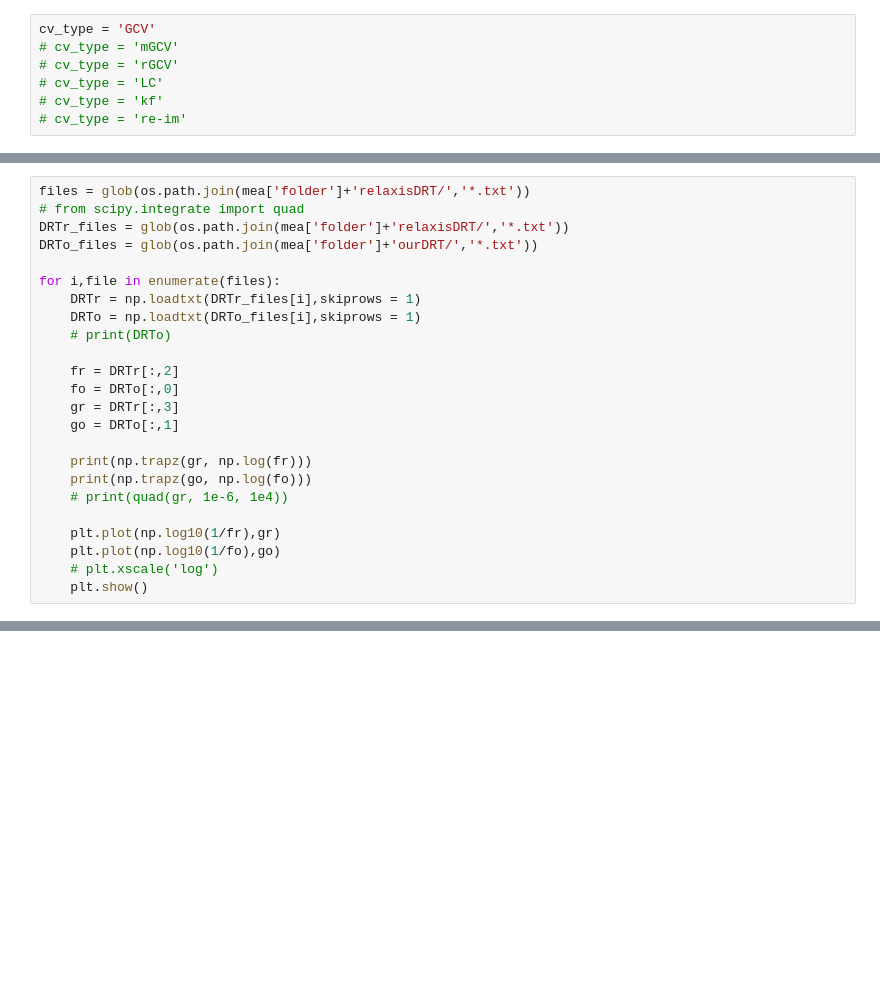
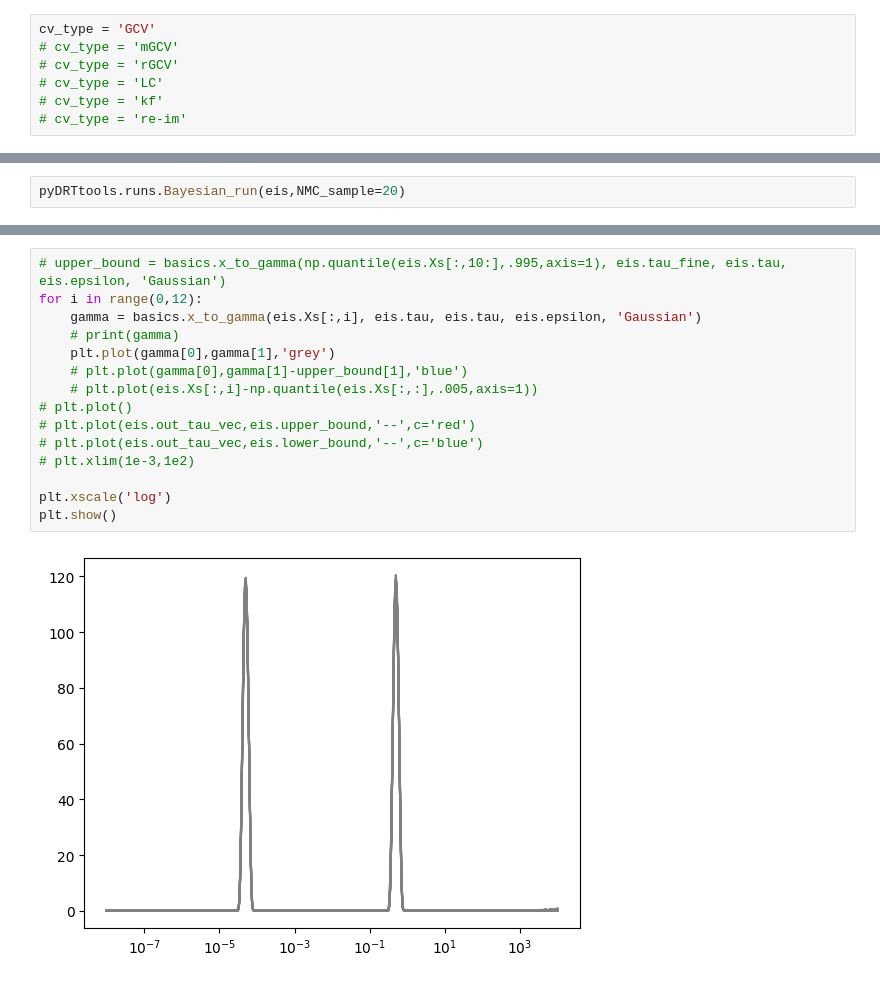
Before and after one commit to jaroslav-herman/others-tests, a Jupyter notebook: old notebooks/DRT calculation.ipynb, the cells around one changed output, grey strips where cells are left out. Cells and saved outputs as stored; diff of their text form; blank space fills up the shorter version.

```diff
--- a/old notebooks/DRT calculation.ipynb
+++ b/old notebooks/DRT calculation.ipynb
@@ -454,24 +348,0 @@ Optimal solution found.
-# %%
-files = glob(os.path.join(mea['folder']+'relaxisDRT/','*.txt'))
-# from scipy.integrate import quad
-DRTr_files = glob(os.path.join(mea['folder']+'relaxisDRT/','*.txt'))
-DRTo_files = glob(os.path.join(mea['folder']+'ourDRT/','*.txt'))
-
-for i,file in enumerate(files):
-    DRTr = np.loadtxt(DRTr_files[i],skiprows = 1)
-    DRTo = np.loadtxt(DRTo_files[i],skiprows = 1)
-    # print(DRTo)
-
-    fr = DRTr[:,2]
-    fo = DRTo[:,0]
-    gr = DRTr[:,3]
-    go = DRTo[:,1]
-
-    print(np.trapz(gr, np.log(fr)))
-    print(np.trapz(go, np.log(fo)))
-    # print(quad(gr, 1e-6, 1e4))
-
-    plt.plot(np.log10(1/fr),gr)
-    plt.plot(np.log10(1/fo),go)
-    # plt.xscale('log')
-    plt.show()
@@ -487,0 +411,2 @@ for i,file in enumerate(files):
+# %%
+pyDRTtools.runs.Bayesian_run(eis,NMC_sample=20)
@@ -487,0 +432,17 @@ for i,file in enumerate(files):
+# %%
+# upper_bound = basics.x_to_gamma(np.quantile(eis.Xs[:,10:],.995,axis=1), eis.tau_fine, eis.tau, eis.epsilon, 'Gaussian')
+for i in range(0,12):
+    gamma = basics.x_to_gamma(eis.Xs[:,i], eis.tau, eis.tau, eis.epsilon, 'Gaussian')
+    # print(gamma)
+    plt.plot(gamma[0],gamma[1],'grey')
+    # plt.plot(gamma[0],gamma[1]-upper_bound[1],'blue')
+    # plt.plot(eis.Xs[:,i]-np.quantile(eis.Xs[:,:],.005,axis=1))
+# plt.plot()
+# plt.plot(eis.out_tau_vec,eis.upper_bound,'--',c='red')
+# plt.plot(eis.out_tau_vec,eis.lower_bound,'--',c='blue')
+# plt.xlim(1e-3,1e2)
+
+plt.xscale('log')
+plt.show()
+# %% [output]
+[figure, added]
```
Also changed, not shown: parts of 18 cells of this notebook, 16 other files.
